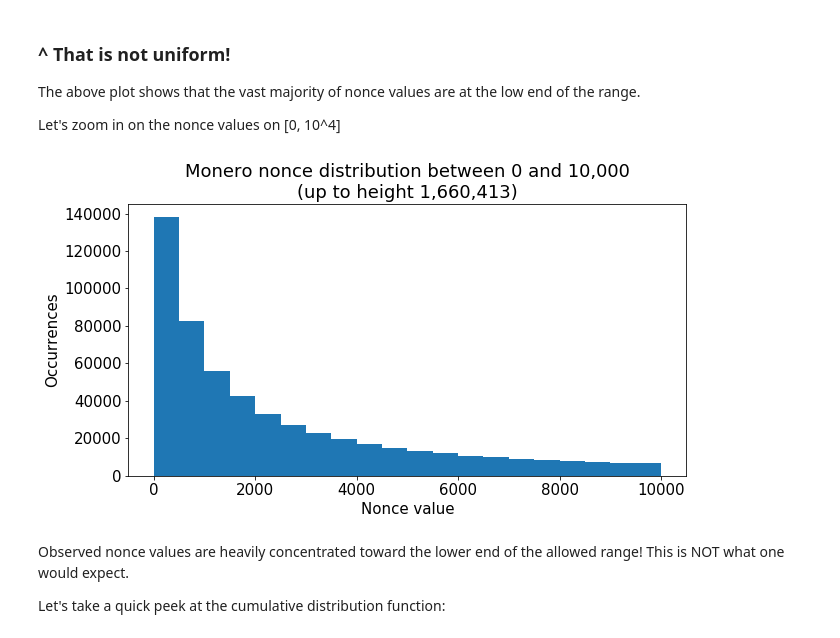
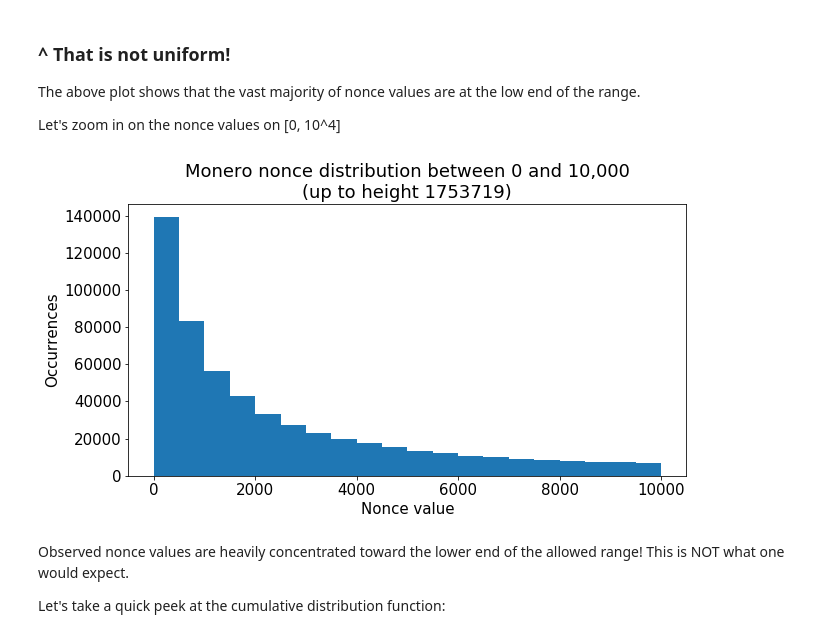
Before and after one commit to noncesense-research-lab/nonce_distribution, a Jupyter notebook: nonce_distribution.ipynb, the cells around one changed output. Saved outputs shown, nothing was run; the diff lists cells and outputs as text; code cells hidden in the pictures.

```diff
--- a/nonce_distribution.ipynb
+++ b/nonce_distribution.ipynb
@@ -62,11 +62,11 @@ Let's zoom in on the nonce values on [0, 10^4]
 # %%
 fig, ax = plt.subplots(figsize=(10, 5))
 plt.hist(df.nonce[df.nonce<1e4], bins=20);
-plt.title('Monero nonce distribution between 0 and 10,000\n(up to height 1,660,413)');
+plt.title('Monero nonce distribution between 0 and 10,000\n(up to height 1753719)');
 plt.ylabel('Occurrences');
 plt.xlabel('Nonce value');
 # %% [output]
-[figure, old version]
+[figure, new version]
 # %% [markdown]
 Observed nonce values are heavily concentrated toward the lower end of the allowed range! This is NOT what one would expect.
 
```
Also changed, not shown: parts of 13 cells of this notebook.
